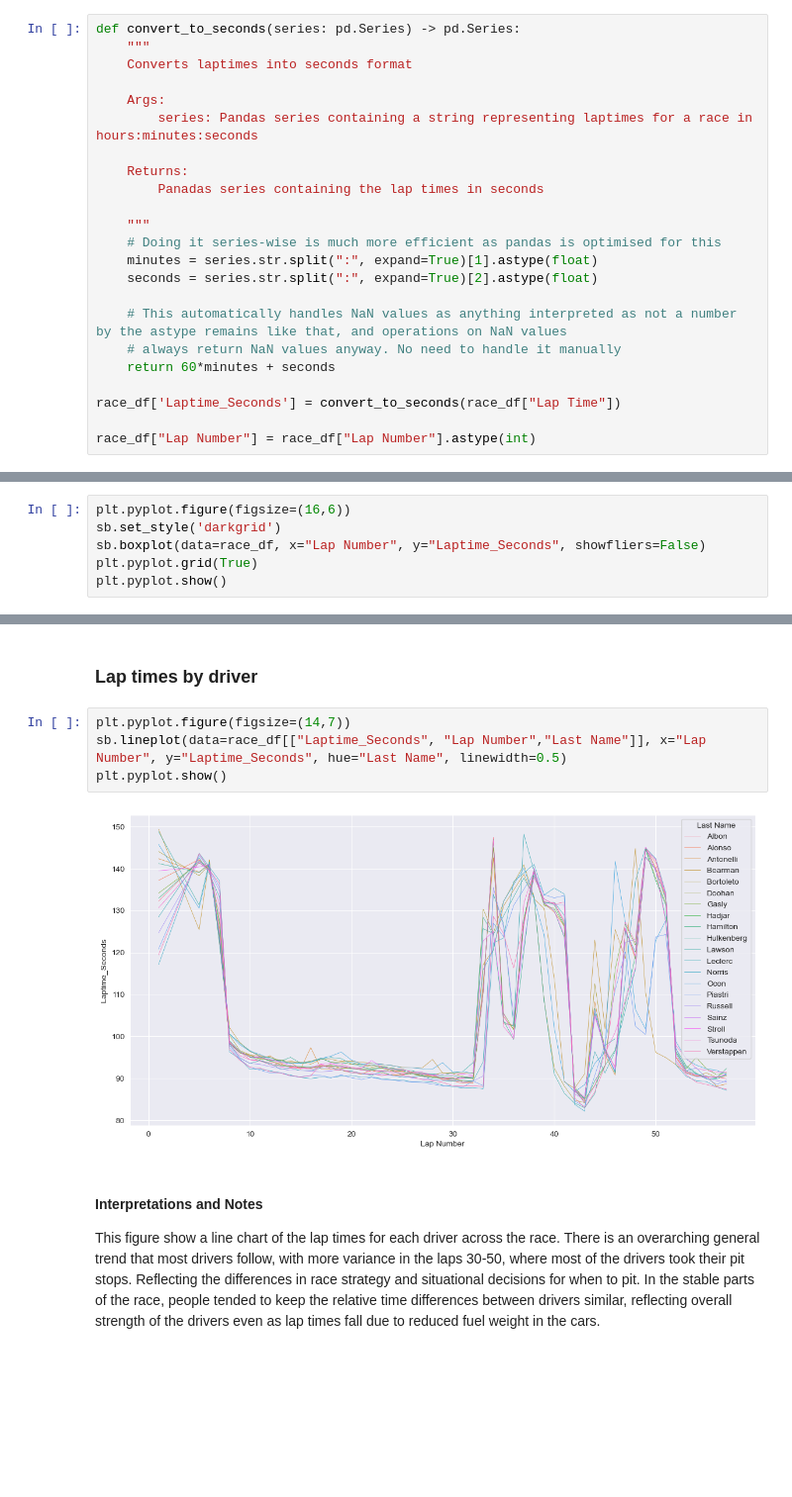
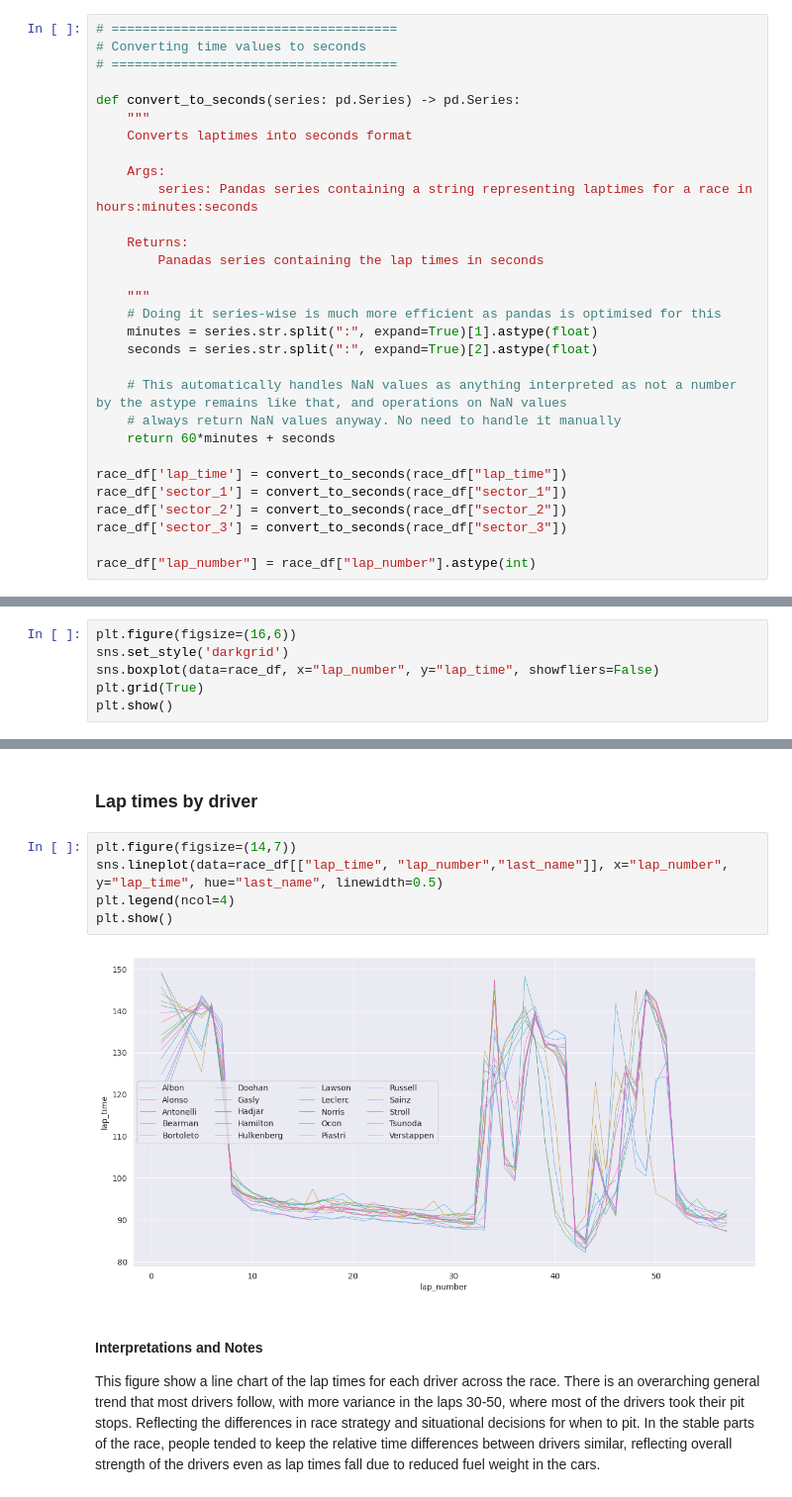
Before and after one commit to Toucanz/F1_Project, a Jupyter notebook: analysis.ipynb, the cells around one changed output, grey strips where cells are left out. Shown at 99% size. Cells and saved outputs as stored; diff of their text form; blank space fills up the shorter version.

Commit message:
redoing data cleaning and frame merging, added graph for sector breakdown

```diff
--- a/analysis.ipynb
+++ b/analysis.ipynb
@@ -49,4 +88,8 @@ quali_df.head()
 # %%
+# =====================================
+# Converting time values to seconds
+# =====================================
+
 def convert_to_seconds(series: pd.Series) -> pd.Series:
     """
     Converts laptimes into seconds format
@@ -66,15 +109,18 @@ def convert_to_seconds(series: pd.Series) -> pd.Series:
     # always return NaN values anyway. No need to handle it manually
     return 60*minutes + seconds
 
-race_df['Laptime_Seconds'] = convert_to_seconds(race_df["Lap Time"])
+race_df['lap_time'] = convert_to_seconds(race_df["lap_time"])
+race_df['sector_1'] = convert_to_seconds(race_df["sector_1"])
+race_df['sector_2'] = convert_to_seconds(race_df["sector_2"])
+race_df['sector_3'] = convert_to_seconds(race_df["sector_3"])
 
-race_df["Lap Number"] = race_df["Lap Number"].astype(int)
+race_df["lap_number"] = race_df["lap_number"].astype(int)
 # %% [markdown]
 ### Breakdown of aggregated lap times across all drivers, throughout the race
 # %%
-plt.pyplot.figure(figsize=(16,6))
-sb.set_style('darkgrid')
-sb.boxplot(data=race_df, x="Lap Number", y="Laptime_Seconds", showfliers=False)
-plt.pyplot.grid(True)
-plt.pyplot.show()
+plt.figure(figsize=(16,6))
+sns.set_style('darkgrid')
+sns.boxplot(data=race_df, x="lap_number", y="lap_time", showfliers=False)
+plt.grid(True)
+plt.show()
 # %% [output]
@@ -88,11 +134,12 @@ This variance settles down again once everyone has pitted and the final laps res
 # %% [markdown]
 ### Lap times by driver
 # %%
-plt.pyplot.figure(figsize=(14,7))
-sb.lineplot(data=race_df[["Laptime_Seconds", "Lap Number","Last Name"]], x="Lap Number", y="Laptime_Seconds", hue="Last Name", linewidth=0.5)
-plt.pyplot.show()
+plt.figure(figsize=(14,7))
+sns.lineplot(data=race_df[["lap_time", "lap_number","last_name"]], x="lap_number", y="lap_time", hue="last_name", linewidth=0.5)
+plt.legend(ncol=4)
+plt.show()
 # %% [output]
-[figure, old version]
+[figure, new version]
 # %% [markdown]
 #### Interpretations and Notes
 This figure show a line chart of the lap times for each driver across the race. There is an overarching general trend that most drivers follow, with more variance in the laps 30-50, where most of the drivers took their pit stops. Reflecting the differences in race strategy and situational decisions for when to pit. In the stable parts of the race, people tended to keep the relative time differences between drivers similar, reflecting overall strength of the drivers even as lap times fall due to reduced fuel weight in the cars.
```
Also changed, not shown: parts of 10 cells of this notebook.
